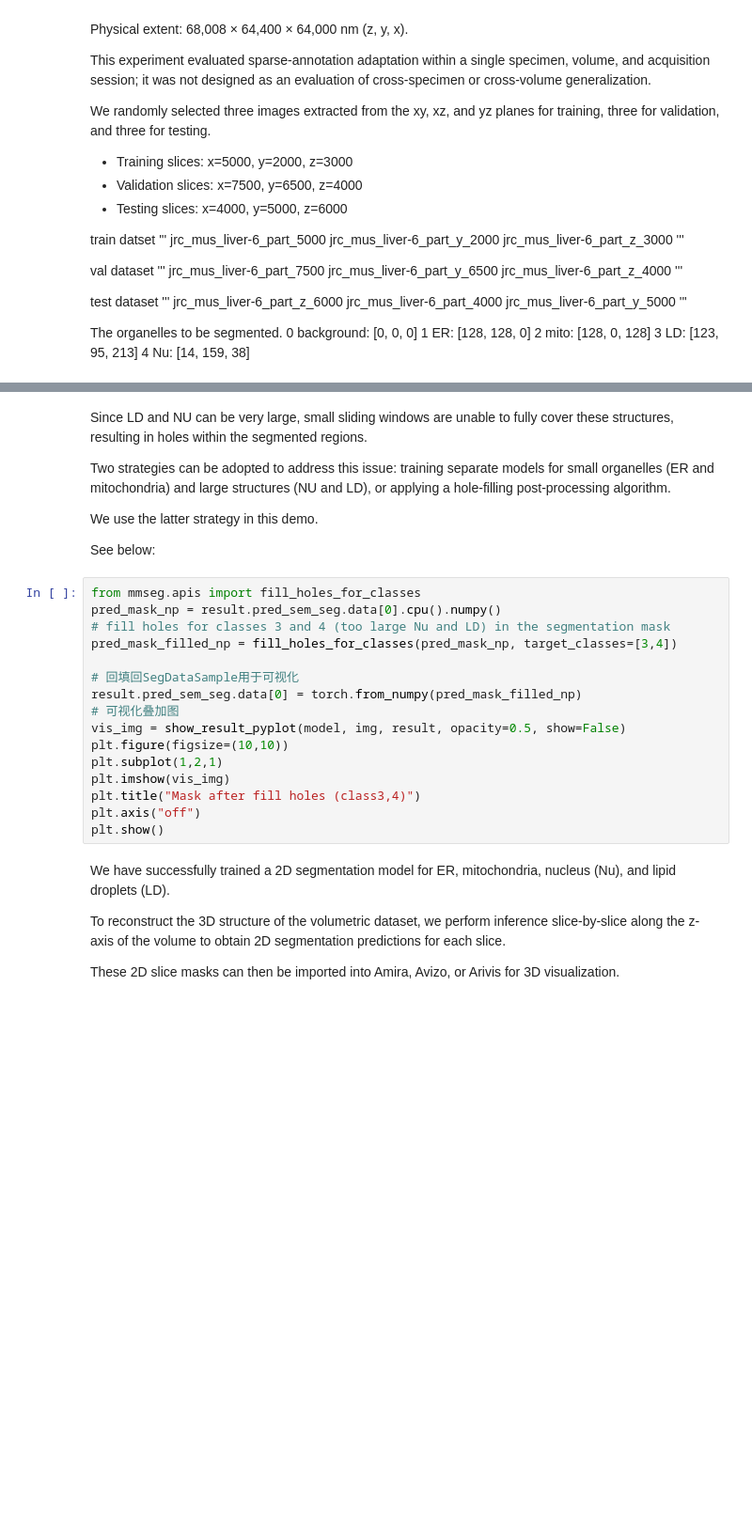
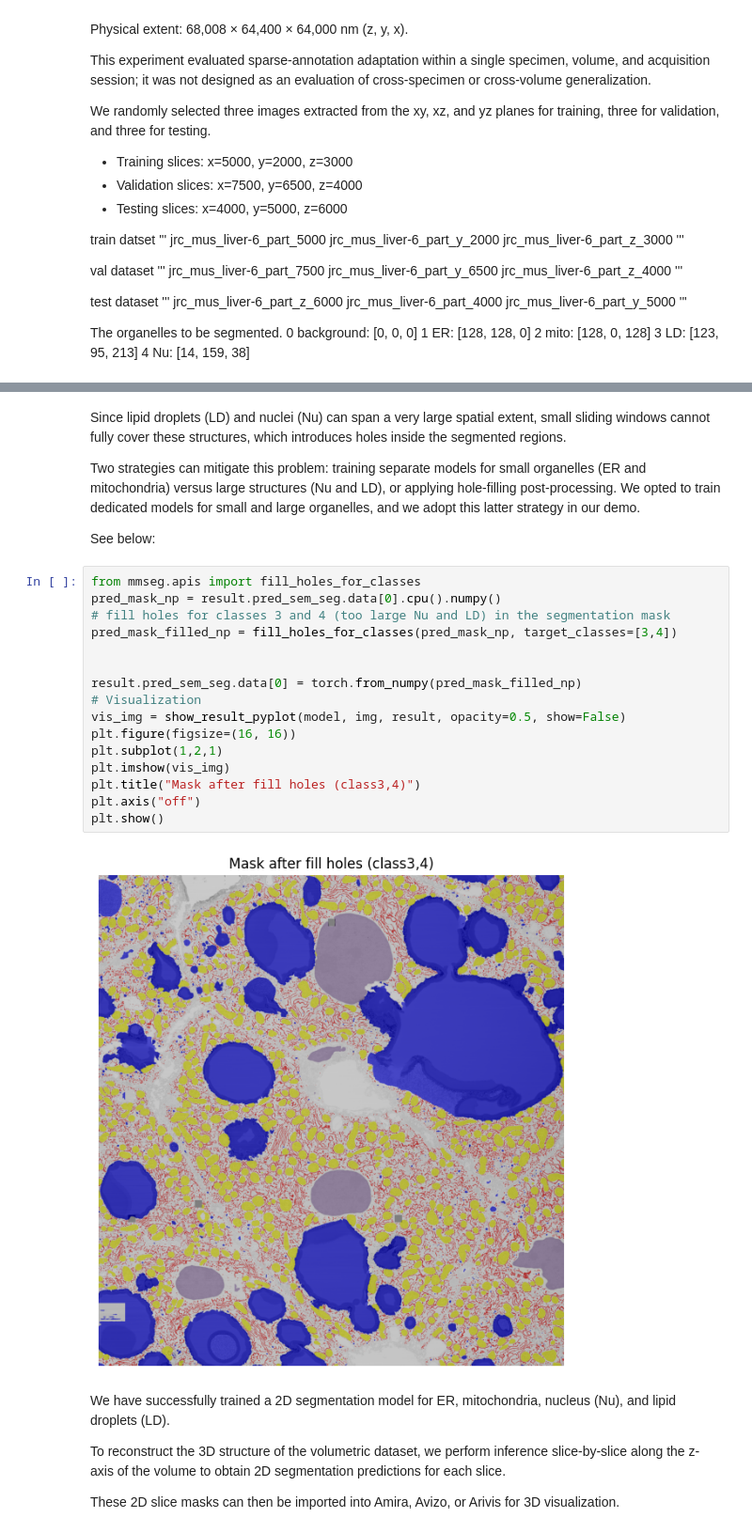
Before and after one commit to yzy0102/emcfsys, a Jupyter notebook: demo/Liver_3D_Reconstruction.ipynb, the cells around one changed output, grey strips where cells are left out. Shown at 94% size. Drawn from its saved outputs; the diff is of its cells as text; blank space fills up the shorter version.

```diff
--- a/demo/Liver_3D_Reconstruction.ipynb
+++ b/demo/Liver_3D_Reconstruction.ipynb
@@ -160,28 +293,27 @@ plt.show()
 # %% [markdown]
-Since LD and NU can be very large, small sliding windows are unable to fully cover these structures, resulting in holes within the segmented regions.
+Since lipid droplets (LD) and nuclei (Nu) can span a very large spatial extent, small sliding windows cannot fully cover these structures, which introduces holes inside the segmented regions.
 
-Two strategies can be adopted to address this issue: training separate models for small organelles (ER and mitochondria) and large
-structures (NU and LD), or applying a hole-filling post-processing algorithm.
-
-We use the latter strategy in this demo.
+Two strategies can mitigate this problem: training separate models for small organelles (ER and mitochondria) versus large structures (Nu and LD), or applying hole-filling post-processing. We opted to train dedicated models for small and large organelles, and we adopt this latter strategy in our demo.
 
 See below:
 # %%
 from mmseg.apis import fill_holes_for_classes
 pred_mask_np = result.pred_sem_seg.data[0].cpu().numpy()
 # fill holes for classes 3 and 4 (too large Nu and LD) in the segmentation mask
 pred_mask_filled_np = fill_holes_for_classes(pred_mask_np, target_classes=[3,4])
 
-# 回填回SegDataSample用于可视化
+
 result.pred_sem_seg.data[0] = torch.from_numpy(pred_mask_filled_np)
-# 可视化叠加图
+# Visualization
 vis_img = show_result_pyplot(model, img, result, opacity=0.5, show=False)
-plt.figure(figsize=(10,10))
+plt.figure(figsize=(16, 16))
 plt.subplot(1,2,1)
 plt.imshow(vis_img)
 plt.title("Mask after fill holes (class3,4)")
 plt.axis("off")
 plt.show()
+# %% [output]
+[figure, added]
 # %% [markdown]
 We have successfully trained a 2D segmentation model for ER, mitochondria, nucleus (Nu), and lipid droplets (LD).
 
```
Also changed, not shown: parts of 8 cells of this notebook, 5 other files.
